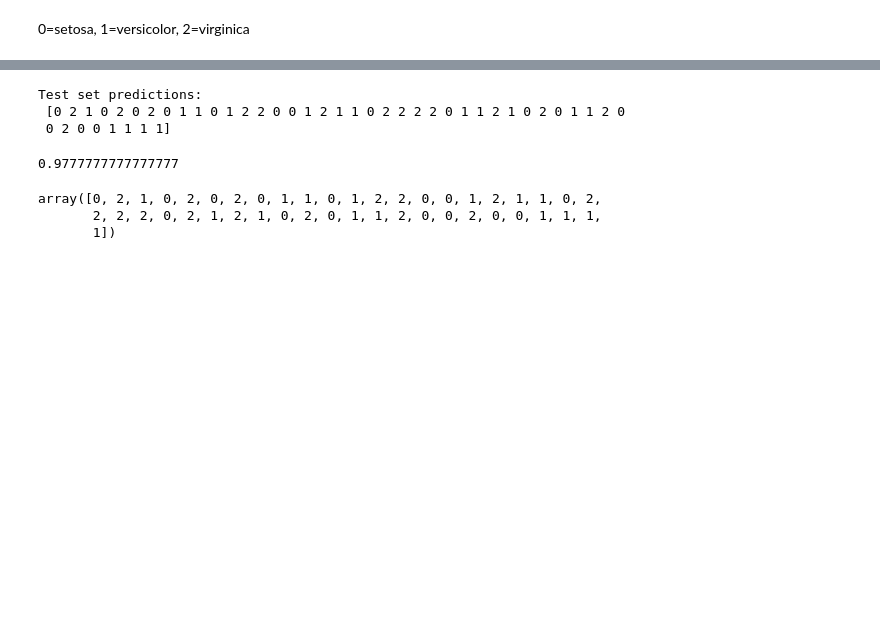
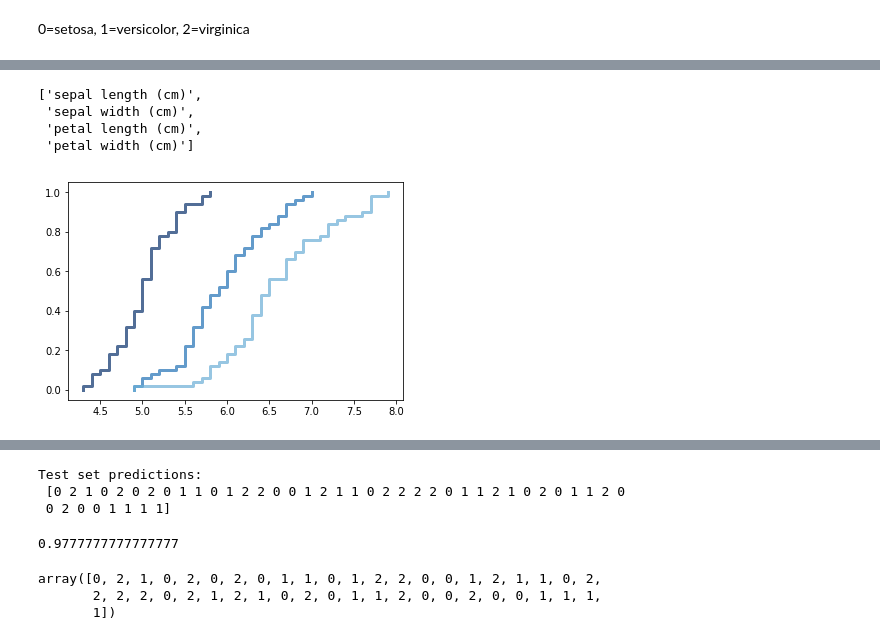
Before and after one commit to ASHSWAN1999/Bayes-vs-Machine-Learning-Comparison, a Jupyter notebook: project3.ipynb, the cells around one changed output, grey strips where cells are left out. Cells and saved outputs as stored; diff of their text form; code cells hidden in the pictures; blank space fills up the shorter version.

```diff
--- a/project3.ipynb
+++ b/project3.ipynb
@@ -15,3 +22,5 @@ iris = datasets.load_iris()
 X = iris.data
 y = iris.target
 df = pd.DataFrame(X, columns=iris.feature_names)
+df['flower'] = y
+df.head()
@@ -17,0 +34,19 @@ df = pd.DataFrame(X, columns=iris.feature_names)
+# %%
+setosa = df[df.flower == 0]
+versicolor = df[df.flower == 1].reset_index(drop=True)
+virginica = df[df.flower == 2].reset_index(drop=True)
+
+Cdf_0sl = thinkstats2.Cdf(setosa['sepal length (cm)'])
+Cdf_1sl = thinkstats2.Cdf(versicolor['sepal length (cm)'])
+Cdf_2sl = thinkstats2.Cdf(virginica['sepal length (cm)'])
+
+thinkplot.PrePlot(3)
+thinkplot.Cdfs([Cdf_0sl, Cdf_1sl, Cdf_2sl])
+
+iris.feature_names
+# %% [output]
+['sepal length (cm)',
+ 'sepal width (cm)',
+ 'petal length (cm)',
+ 'petal width (cm)']
+[figure, added]
```
Also changed, not shown: parts of 3 cells of this notebook, 1 other file.
